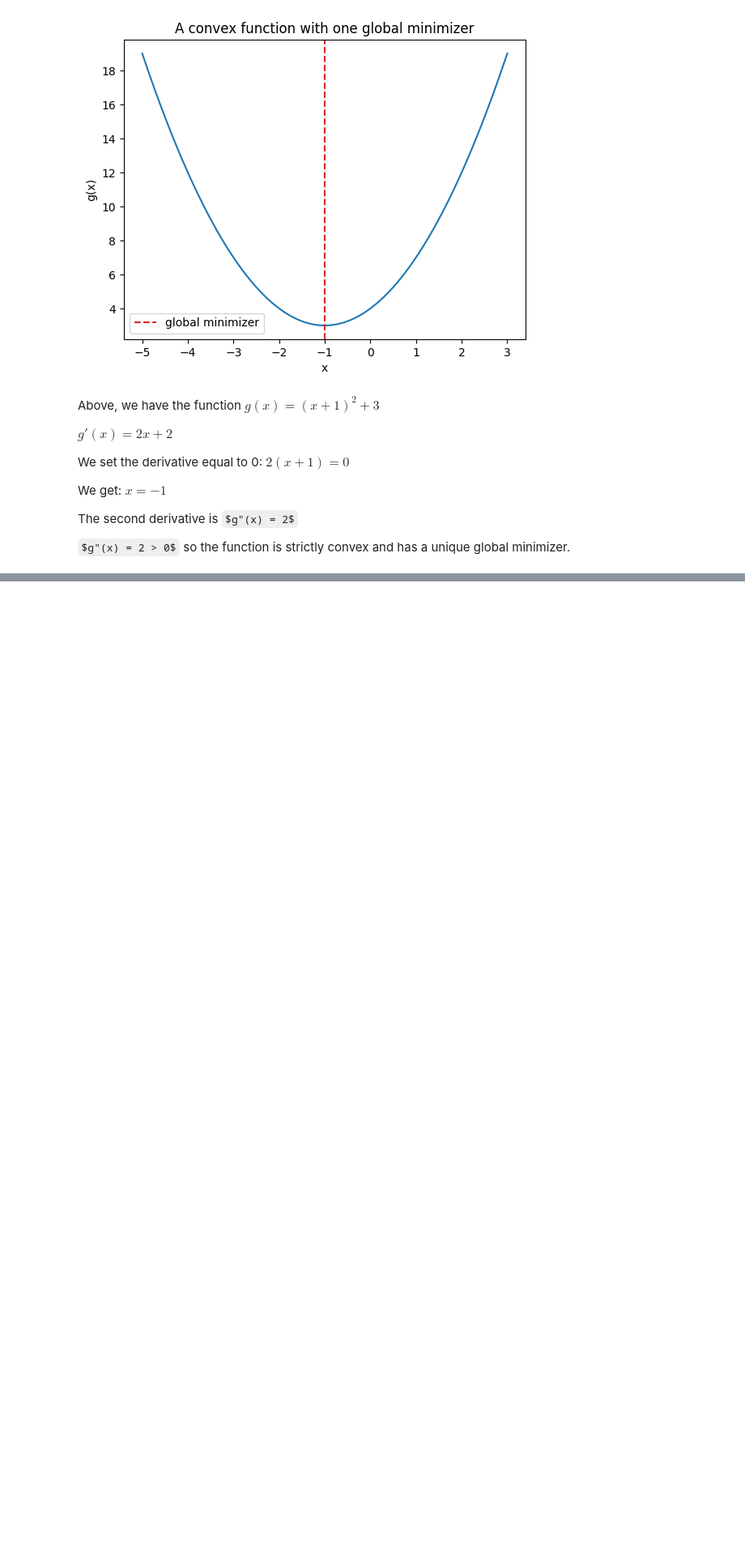
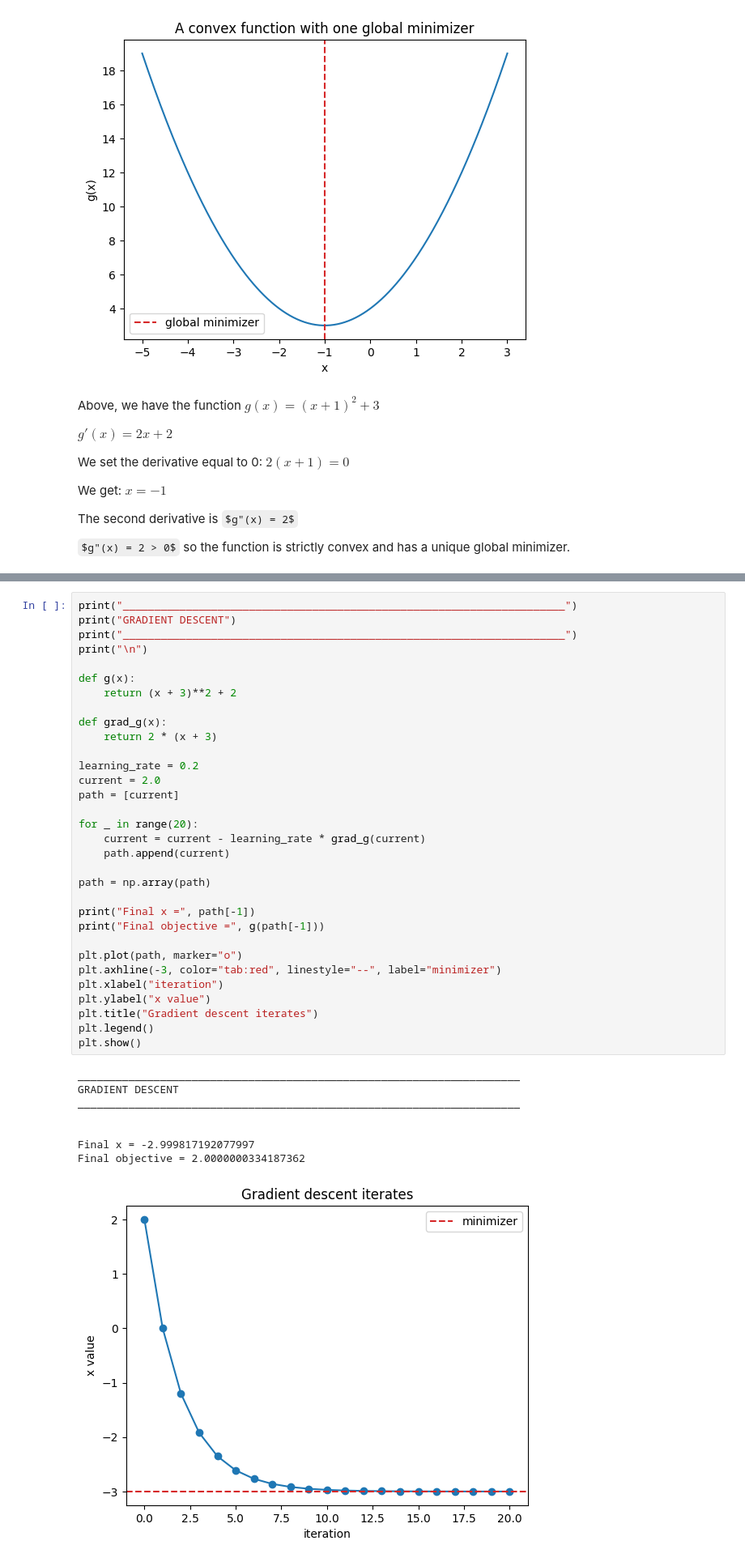
Before and after one commit to Mich-088/MAT422, a Jupyter notebook: HW_3_3.ipynb, the cells around one changed output, grey strips where cells are left out. Shown at 81% size. Drawn from its saved outputs; the diff is of its cells as text; some formulas as TeX source; blank space fills up the shorter version.

```diff
--- a/HW_3_3.ipynb
+++ b/HW_3_3.ipynb
@@ -116,0 +135,41 @@ $g"(x) = 2 > 0$ so the function is strictly convex and has a unique global minim
+# %%
+print("______________________________________________________________________")
+print("GRADIENT DESCENT")
+print("______________________________________________________________________")
+print("\n")
+
+def g(x):
+    return (x + 3)**2 + 2
+
+def grad_g(x):
+    return 2 * (x + 3)
+
+learning_rate = 0.2
+current = 2.0
+path = [current]
+
+for _ in range(20):
+    current = current - learning_rate * grad_g(current)
+    path.append(current)
+
+path = np.array(path)
+
+print("Final x =", path[-1])
+print("Final objective =", g(path[-1]))
+
+plt.plot(path, marker="o")
+plt.axhline(-3, color="tab:red", linestyle="--", label="minimizer")
+plt.xlabel("iteration")
+plt.ylabel("x value")
+plt.title("Gradient descent iterates")
+plt.legend()
+plt.show()
+# %% [output]
+______________________________________________________________________
+GRADIENT DESCENT
+______________________________________________________________________
+
+
+Final x = -2.999817192077997
+Final objective = 2.0000000334187362
+[figure, added]
```
Also changed, not shown: parts of 4 cells of this notebook.
